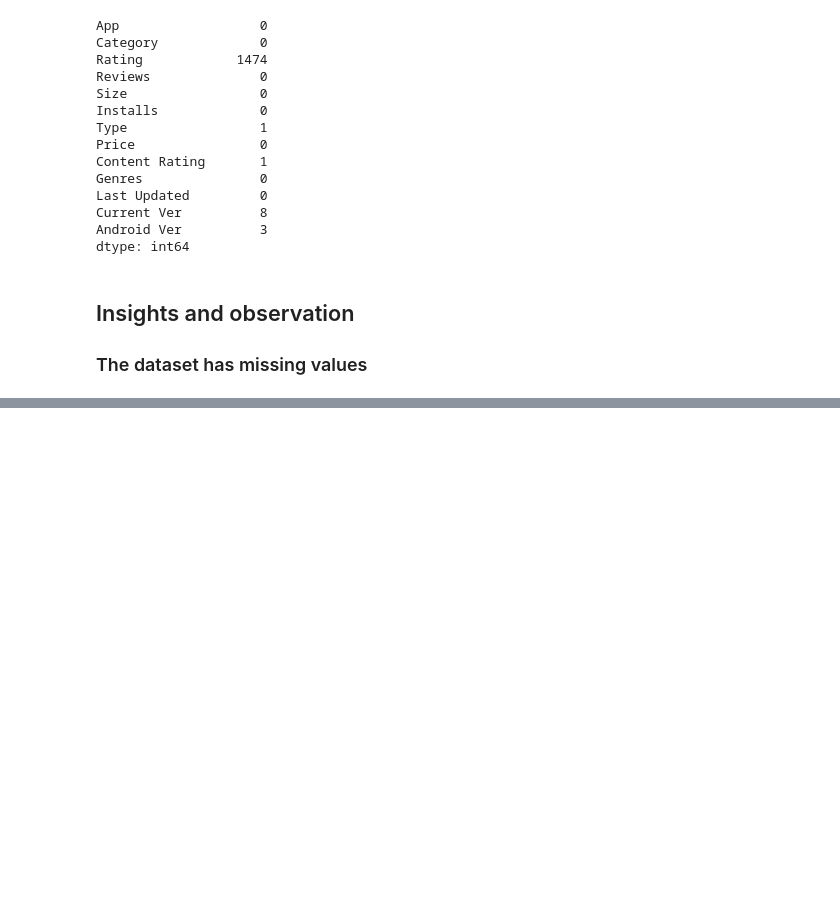
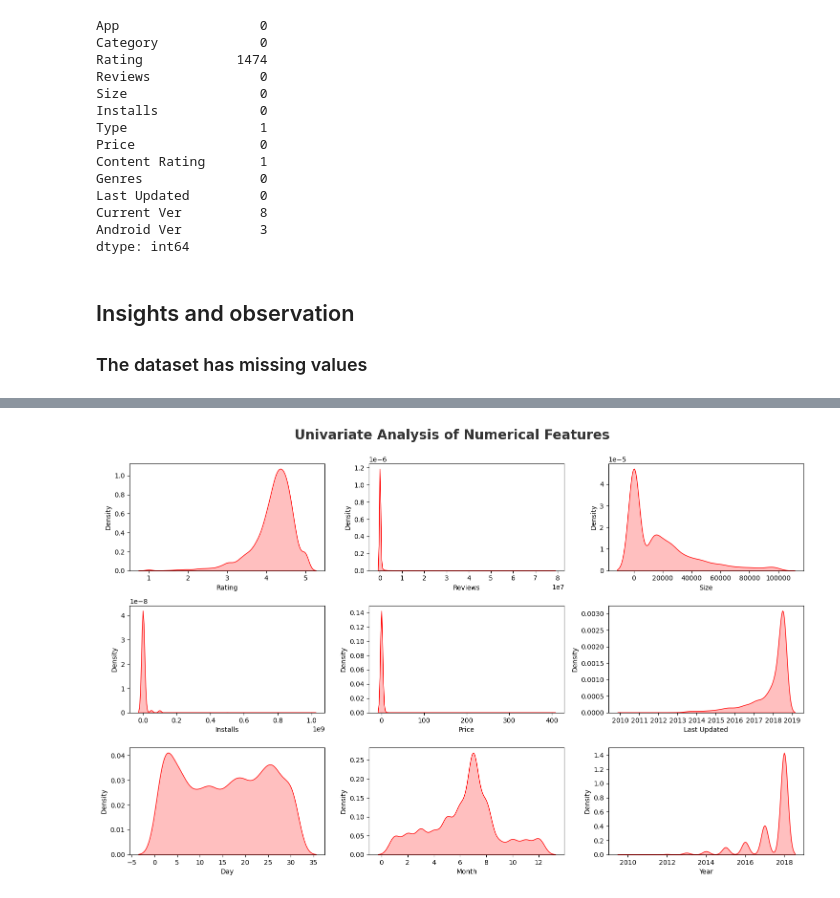
Before and after one commit to netofr19/machine_learning_course, a Jupyter notebook: exploratory_data_analysis/google_playstore_dataset.ipynb, the cells around one changed output, grey strips where cells are left out. Saved outputs shown, nothing was run; the diff lists cells and outputs as text; code cells hidden in the pictures; blank space fills up the shorter version.

Commit message:
conclusion of exploratory data analysis

```diff
--- a/exploratory_data_analysis/google_playstore_dataset.ipynb
+++ b/exploratory_data_analysis/google_playstore_dataset.ipynb
@@ -81,0 +192,3 @@ dtype: int64
+# %%
+df_copy['Installs'] = df_copy['Installs'].astype(int)
+df_copy['Price'] = df_copy['Price'].astype(float)
@@ -81,0 +225,5 @@ dtype: int64
+# %%
+df_copy['Last Updated'] = pd.to_datetime(df_copy['Last Updated'])
+df_copy['Day'] = df_copy['Last Updated'].dt.day
+df_copy['Month'] = df_copy['Last Updated'].dt.month
+df_copy['Year'] = df_copy['Last Updated'].dt.year
@@ -81,0 +268,2 @@ dtype: int64
+# %%
+df_copy = df_copy.drop_duplicates(subset=['App'], keep='first')
@@ -81,0 +280,7 @@ dtype: int64
+# %%
+numeric_features = [feature for feature in df_copy.columns if df_copy[feature].dtype != 'O']
+categorical_features = [feature for feature in df_copy.columns if df_copy[feature].dtype == 'O']
+
+# print columns
+print(f'We have {len(numeric_features)} numerical features: {numeric_features}')
+print(f'We have {len(categorical_features)} categorical features: {categorical_features}')
@@ -81,0 +313,11 @@ dtype: int64
+# %%
+plt.figure(figsize=(15,15))
+plt.suptitle('Univariate Analysis of Numerical Features', fontsize=20, fontweight='bold', alpha=.8, y=1.)
+
+for i in range(0, len(numeric_features)):
+    plt.subplot(5, 3, i+1)
+    sns.kdeplot(x=df_copy[numeric_features[i]], shade=True, color='r')
+    plt.xlabel(numeric_features[i])
+    plt.tight_layout()
+# %% [output]
+[figure, added]
```
Also changed, not shown: parts of 35 cells of this notebook, 1 other file.
